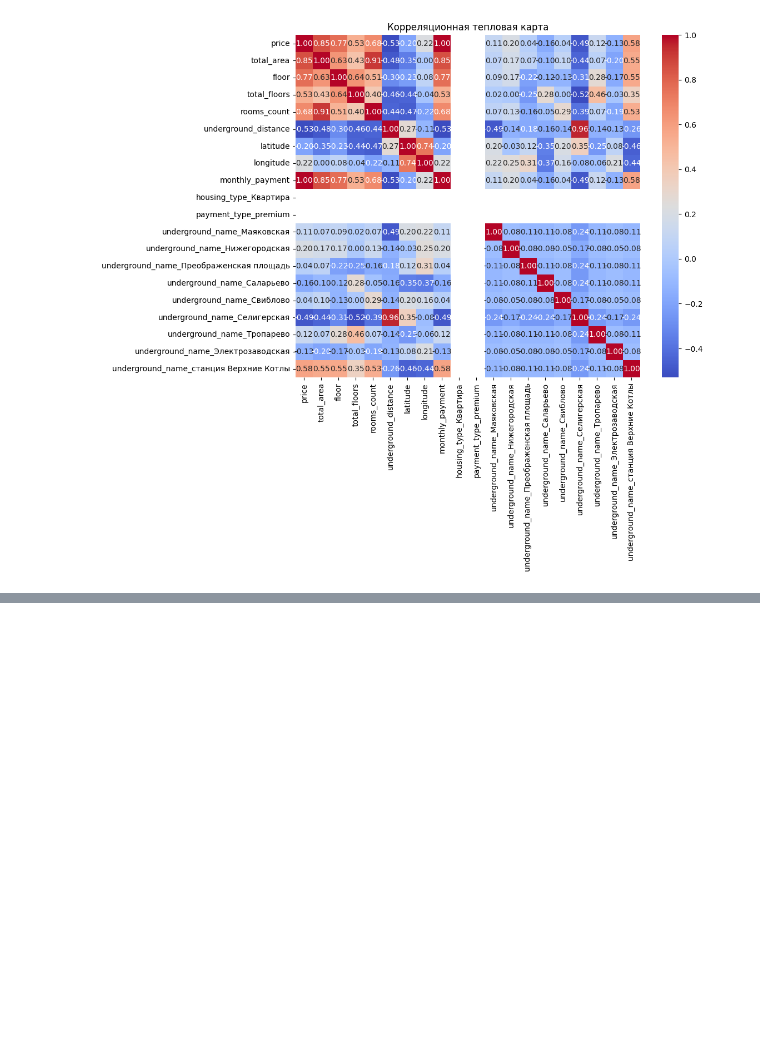
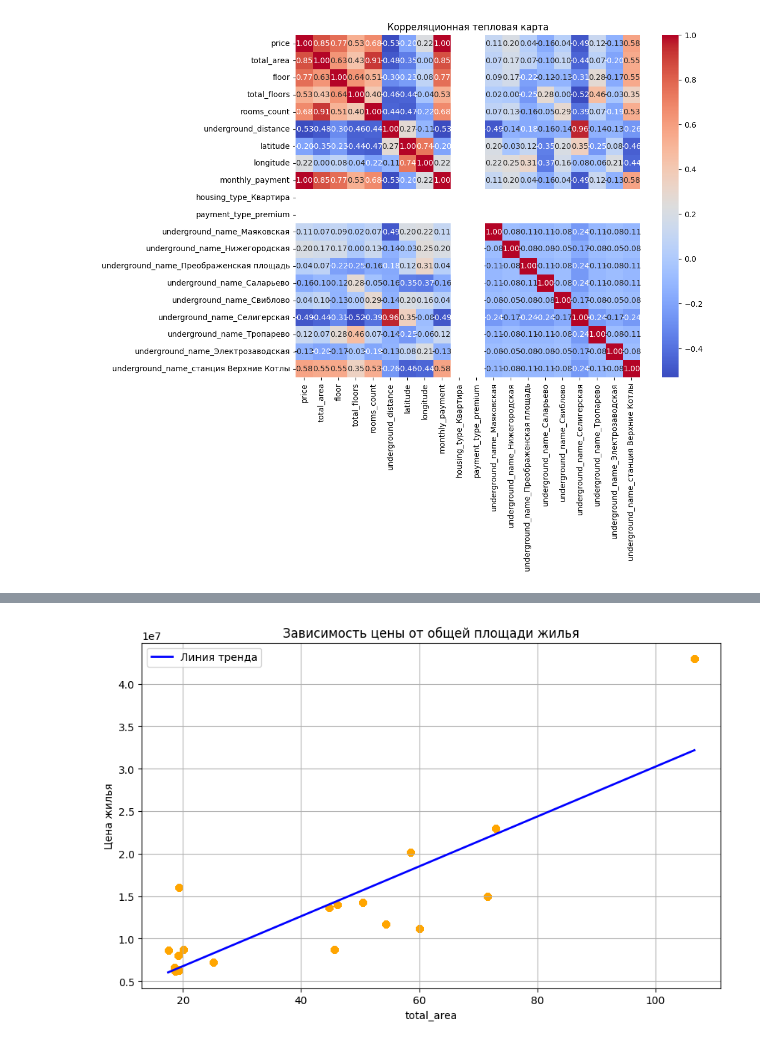
Before and after one commit to SmileBoss/fme_project, a Jupyter notebook: model.ipynb, the cells around one changed output, grey strips where cells are left out. Cells and saved outputs as stored; diff of their text form; code cells hidden in the pictures; blank space fills up the shorter version.

```diff
--- a/model.ipynb
+++ b/model.ipynb
@@ -91,0 +147,22 @@ plt.show()
+# %%
+# График зависимости цены от общей площади жилья
+
+plt.figure(figsize=(10, 6))
+plt.scatter(data['total_area'], data['price'], color='orange', alpha=0.5)
+plt.xlabel('total_area')
+plt.ylabel('Цена жилья')
+plt.title('Зависимость цены от общей площади жилья')
+
+coefficients = np.polyfit(data['total_area'], data['price'], 1)
+line_of_best_fit = np.poly1d(coefficients)
+
+x_values = np.linspace(min(data['total_area']), max(data['total_area']), 100)
+y_values = line_of_best_fit(x_values)
+
+plt.plot(x_values, y_values, color='blue', linewidth=2, label='Линия тренда')
+
+plt.grid()
+plt.legend()
+plt.show()
+# %% [output]
+[figure, added]
```
Also changed, not shown: parts of 5 cells of this notebook.
